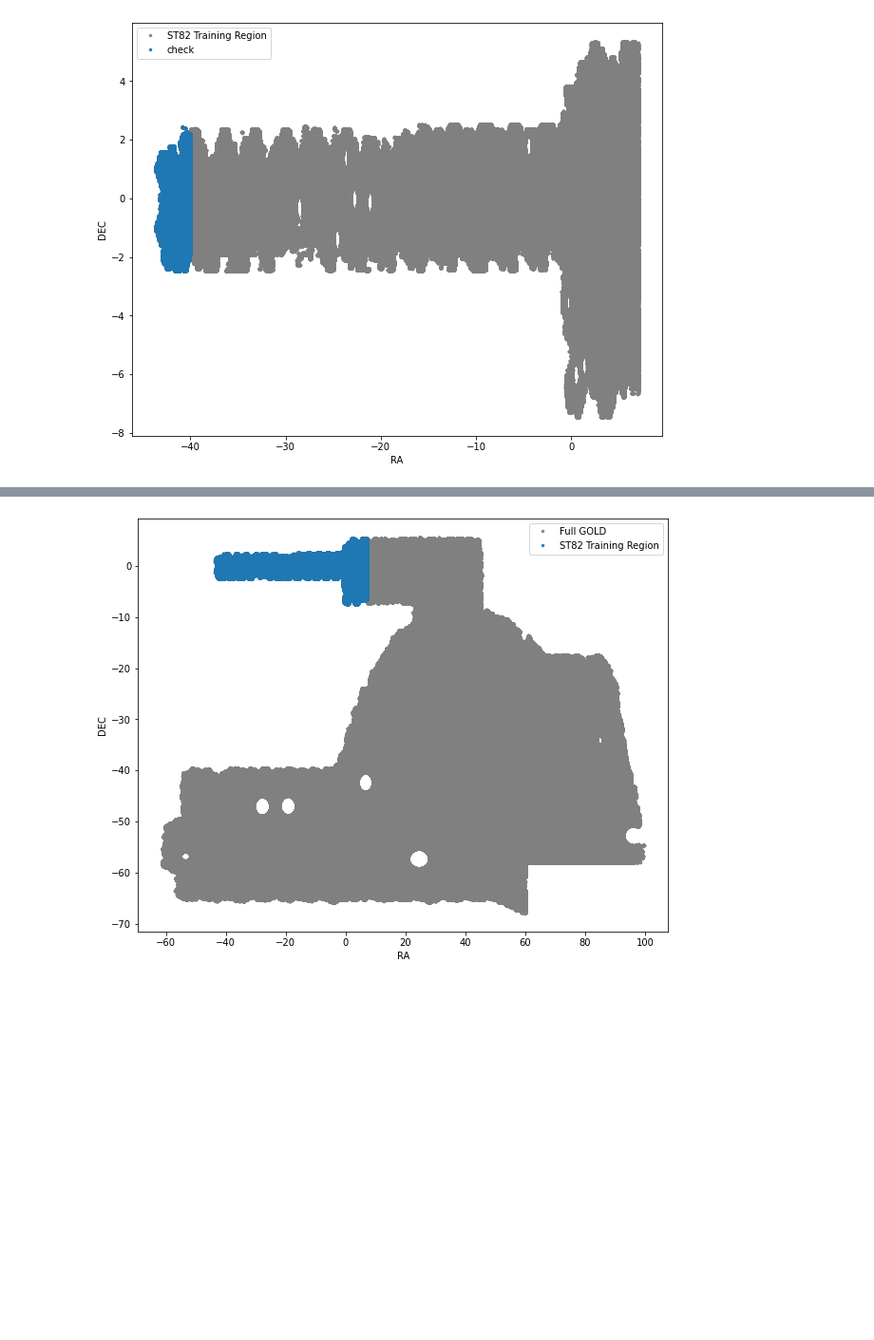
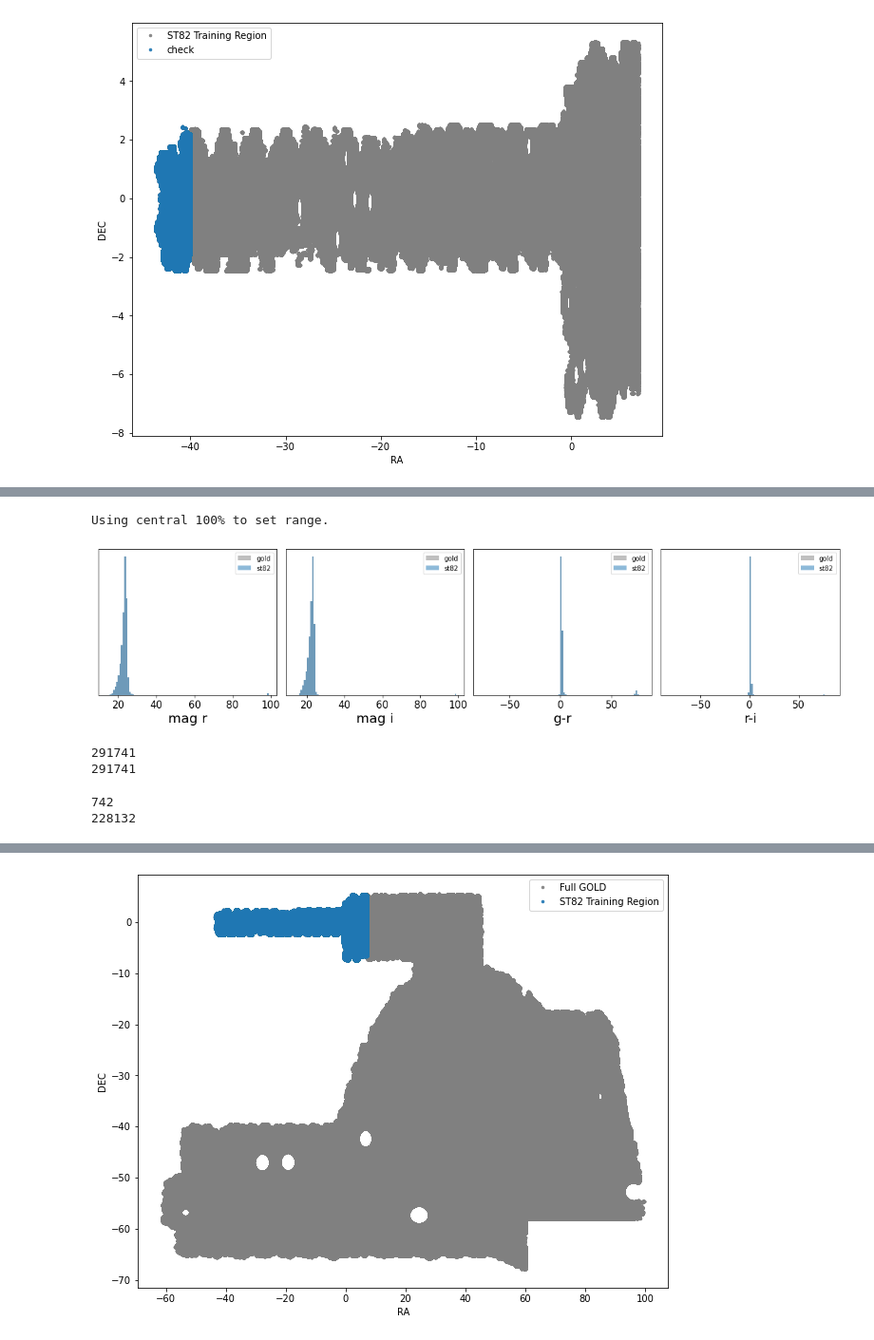
Before and after one commit to sujeong-lee/DMASS, a Jupyter notebook: code_py3/Full_DMASS.ipynb, the cells around one changed output, grey strips where cells are left out. Shown at 95% size. Saved outputs shown, nothing was run; the diff lists cells and outputs as text; code cells hidden in the pictures; blank space fills up the shorter version.

```diff
--- a/code_py3/Full_DMASS.ipynb
+++ b/code_py3/Full_DMASS.ipynb
@@ -163,12 +137,3 @@ def keepGoodRegion(des, hpInd = False, balrog=None):
         return ind_good_ring
     else:
         return des
-# %%
-# apply the keepGoodRegion cut:
-
-print(gold_st82.size)
-print(gold.size)
-gold_st82 = keepGoodRegion(gold_st82)
-gold = keepGoodRegion(gold)
-print(gold_st82.size)
-print(gold.size)
@@ -213,0 +289,50 @@ print(gold_st82_check.size)
+# %%
+# only compare the same galaxies:
+# before priorCut:
+
+X_gold, Xcov_gold = mixing_colors(gold_check)
+X_sample_gold = X_gold
+X_st82, Xcov_st82 = mixing_colors(gold_st82_check)
+X_sample_st82 = X_st82
+
+# Comparison. st82 vs. gold sample from the fitted gaussian mixture model (visual)
+doVisualization_1d( data=[X_sample_gold, X_sample_st82],
+                   labels = ['mag r', 'mag i', 'g-r', 'r-i'],
+                   ranges = None,
+                   name = ['gold', 'st82'],
+                   weight = [None,None],
+                   nbins=100)
+# %% [output]
+Using central 100% to set range.
+[figure, added]
+# %%
+# Apply the same color/mag cuts to exclude extreme color/mag sources //
+# gold_2_2 is not the most recent --- post on dmass channel for version differences
+
+mask_magcut = priorCut_test(gold_check)
+gold_check = gold_check[mask_magcut]
+print(gold_check.size)
+
+mask_magcut = priorCut_test(gold_st82_check)
+gold_st82_check = gold_st82_check[mask_magcut]
+print(gold_st82_check.size)
+# %% [output]
+291741
+291741
+# %%
+#After applying PriorCut, compare color/mag values, not ra/dec
+
+mask_mag = np.in1d(gold_st82_check['COADD_OBJECT_ID'], gold_check['COADD_OBJECT_ID'])
+gal_diff_mag = gold_st82_check[~mask_mag]
+same = gold_st82_check[mask_mag]
+
+print(gal_diff_mag.size)
+print(same.size)
+
+#If you find any trend in color/mag comparison, that means we may need to re-train.
+#If the difference is random, we are good to go without training
+
+#plot diagonal plots for each color/mag used for training, and also (g-r), (r-i) color comparisons.
+# %% [output]
+742
+228132
```
Also changed, not shown: parts of 21 cells of this notebook, 3 other files.
